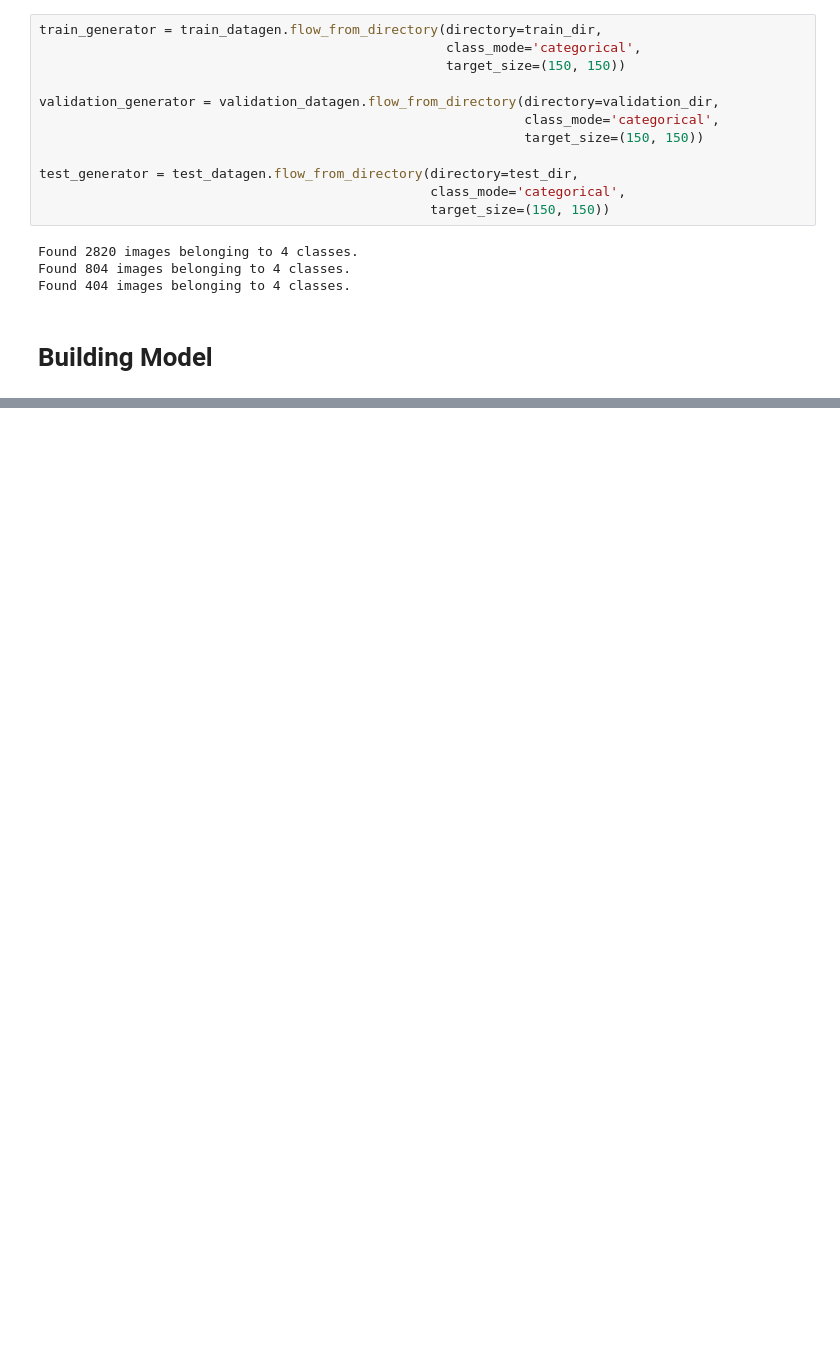
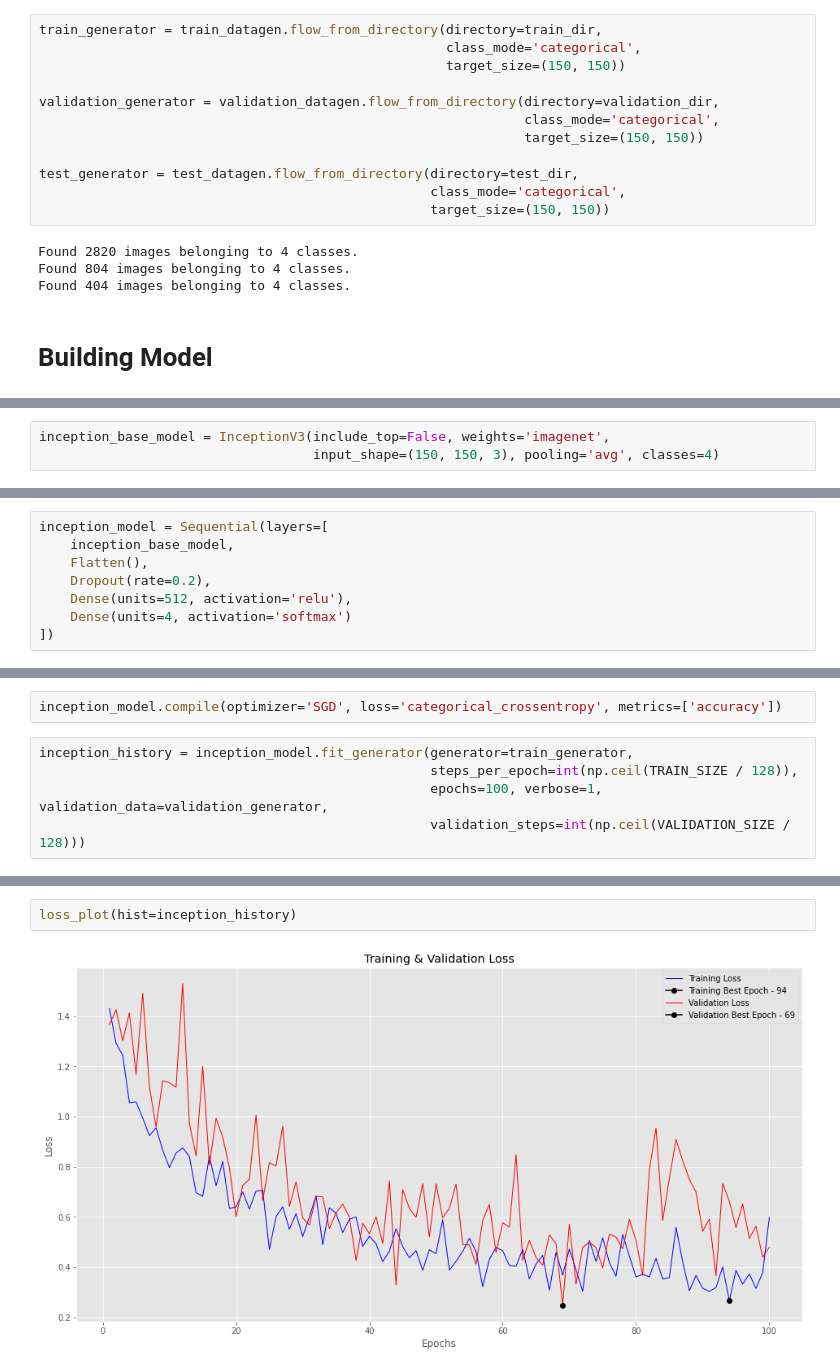
Before and after one commit to hubertrykala93/eye-diseases-image-classification, a Jupyter notebook: eye_diseases_image_classification.ipynb, the cells around one changed output, grey strips where cells are left out. Saved outputs shown, nothing was run; the diff lists cells and outputs as text; blank space fills up the shorter version.

```diff
--- a/eye_diseases_image_classification.ipynb
+++ b/eye_diseases_image_classification.ipynb
@@ -450,0 +563,3 @@ auc_plot(hist=history)
+# %%
+inception_base_model = InceptionV3(include_top=False, weights='imagenet',
+                                   input_shape=(150, 150, 3), pooling='avg', classes=4)
@@ -450,0 +570,8 @@ auc_plot(hist=history)
+# %%
+inception_model = Sequential(layers=[
+    inception_base_model,
+    Flatten(),
+    Dropout(rate=0.2),
+    Dense(units=512, activation='relu'),
+    Dense(units=4, activation='softmax')
+])
@@ -450,0 +600,7 @@ auc_plot(hist=history)
+# %%
+inception_model.compile(optimizer='SGD', loss='categorical_crossentropy', metrics=['accuracy'])
+# %%
+inception_history = inception_model.fit_generator(generator=train_generator,
+                                                  steps_per_epoch=int(np.ceil(TRAIN_SIZE / 128)),
+                                                  epochs=100, verbose=1, validation_data=validation_generator,
+                                                  validation_steps=int(np.ceil(VALIDATION_SIZE / 128)))
@@ -450,0 +625,4 @@ auc_plot(hist=history)
+# %%
+loss_plot(hist=inception_history)
+# %% [output]
+[figure, added]
```
Also changed, not shown: parts of 35 cells of this notebook.
